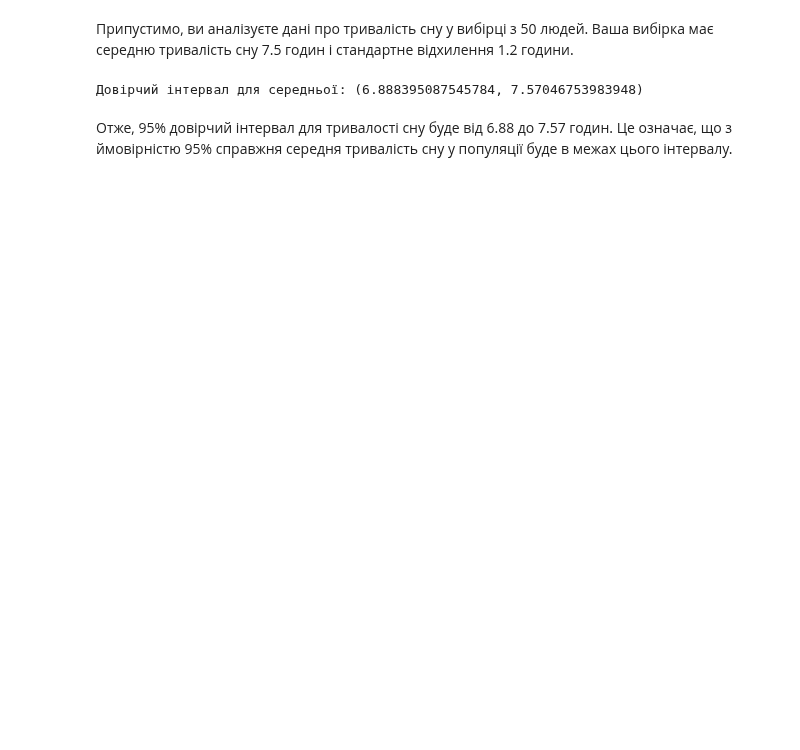
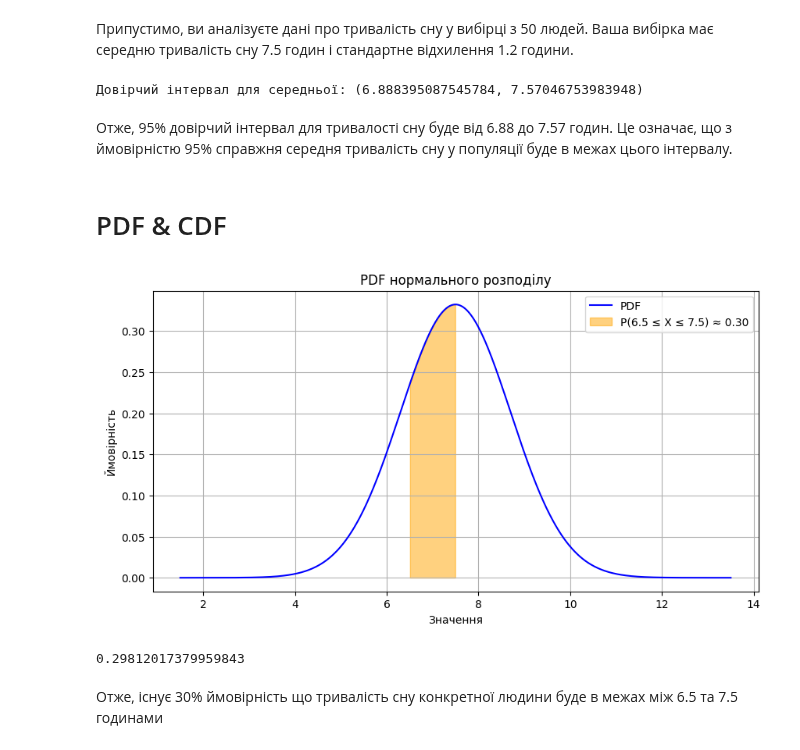
Before and after one commit to Familenko/DS-Lifehacks, a Jupyter notebook: confidence_interval.ipynb, the cells around one changed output. Cells and saved outputs as stored; diff of their text form; code cells hidden in the pictures; blank space fills up the shorter version.

```diff
--- a/confidence_interval.ipynb
+++ b/confidence_interval.ipynb
@@ -56,3 +59,62 @@ print(f"Довірчий інтервал для середньої: {confidence
 Довірчий інтервал для середньої: (6.888395087545784, 7.57046753983948)
 # %% [markdown]
 Отже, 95% довірчий інтервал для тривалості сну буде від 6.88 до 7.57 годин. Це означає, що з ймовірністю 95% справжня середня тривалість сну у популяції буде в межах цього інтервалу.
+# %% [markdown]
+# PDF & CDF
+# %%
+def normal_distribution_analysis(mu, sigma, a=None, b=None, num_points=1000, plot=False):
+    """
+    Універсальна функція для аналізу нормального розподілу.
+
+    Параметри:
+    - mu, sigma: середнє та стандартне відхилення
+    - a, b: межі проміжку для ймовірності (опціонально)
+    - num_points: кількість точок для побудови PDF/CDF
+    - plot: чи будувати графік PDF (True/False)
+
+    Повертає:
+    - pdf: значення PDF на сітці
+    - cdf: значення CDF на сітці
+    - x: сітка значень
+    - prob: ймовірність потрапити в [a,b] (None, якщо a або b не вказані)
+    """
+    # Сітка значень
+    x = np.linspace(mu - 5*sigma, mu + 5*sigma, num_points)
+    dx = x[1] - x[0]
+
+    # PDF
+    pdf = (1/(sigma * np.sqrt(2*np.pi))) * np.exp(-0.5 * ((x - mu)/sigma)**2)
+
+    # CDF чисельно
+    cdf = np.cumsum(pdf) * dx
+
+    # Ймовірність потрапити в [a,b]
+    prob = None
+    if a is not None and b is not None:
+        i_a = np.searchsorted(x, a)
+        i_b = np.searchsorted(x, b)
+        prob = cdf[i_b] - cdf[i_a]
+
+    # Побудова графіка PDF
+    if plot:
+        plt.figure(figsize=(10,5))
+        plt.plot(x, pdf, label='PDF', color='blue')
+        if prob is not None:
+            plt.fill_between(x[i_a:i_b], pdf[i_a:i_b], color='orange', alpha=0.5,
+                             label=f'P({a} ≤ X ≤ {b}) ≈ {prob:.2f}')
+        plt.xlabel('Значення')
+        plt.ylabel('Ймовірність')
+        plt.title('PDF нормального розподілу')
+        plt.legend()
+        plt.grid(True)
+        plt.show()
+
+    return pdf, cdf, x, prob
+
+pdf, cdf, x, prob = normal_distribution_analysis(mu=7.5, sigma=1.2, a=6.5, b=7.5, plot=True)
+prob
+# %% [output]
+[figure, added]
+0.29812017379959843
+# %% [markdown]
+Отже, існує 30% ймовірність що тривалість сну конкретної людини буде в межах між 6.5 та 7.5 годинами
```
Also changed, not shown: parts of 4 cells of this notebook, 4 other files.
